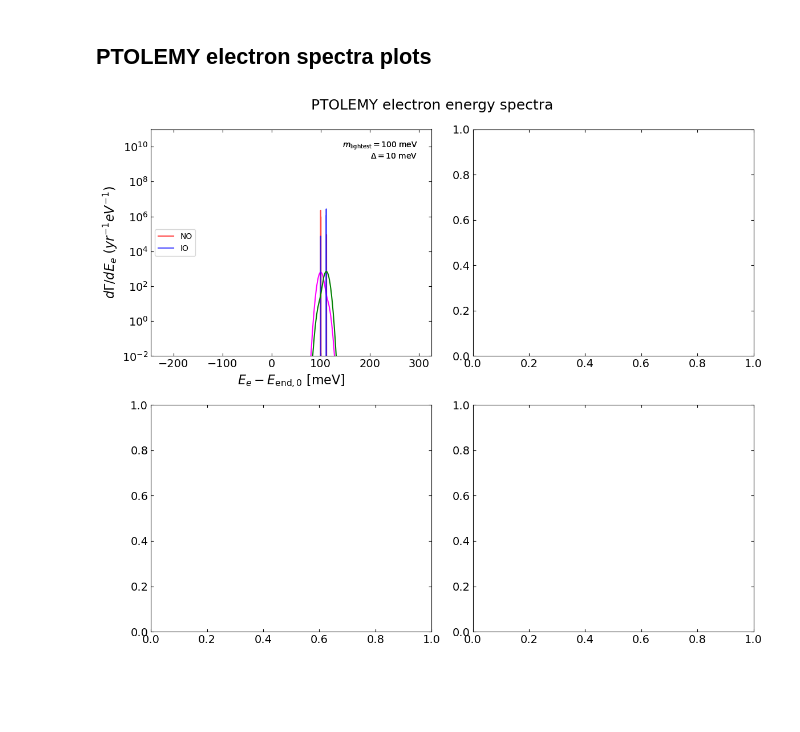
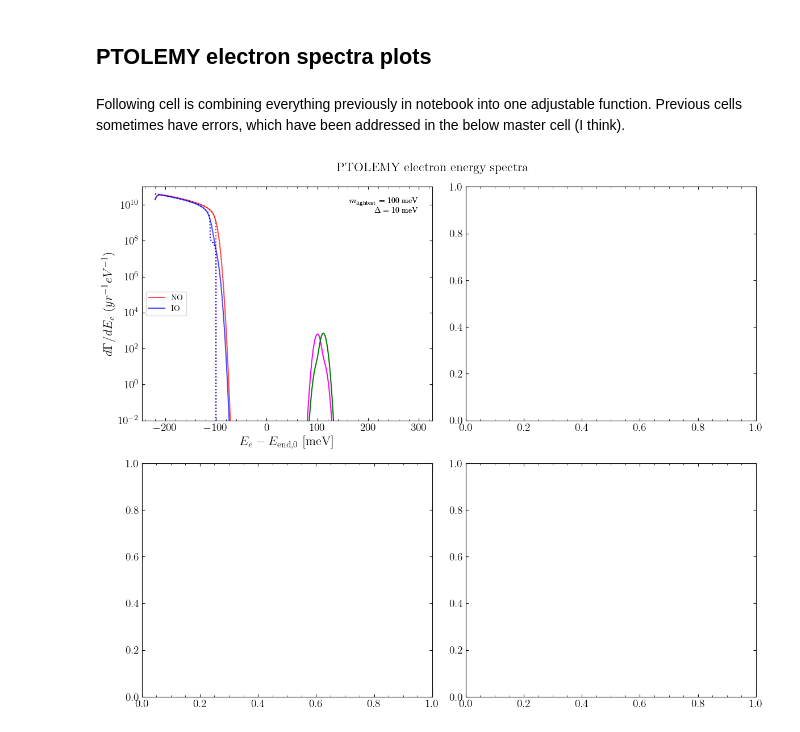
Before and after one commit to Fabian-Zimmer/PTOLEMY_spectra, a Jupyter notebook: project_PTOLEMY_electron_spectra.ipynb, the cells around one changed output. Saved outputs shown, nothing was run; the diff lists cells and outputs as text; code cells hidden in the pictures; blank space fills up the shorter version.

Commit message:
master cell test

```diff
--- a/project_PTOLEMY_electron_spectra.ipynb
+++ b/project_PTOLEMY_electron_spectra.ipynb
@@ -505,6 +545,8 @@ def plot_convolved_spectrum(x_axis, y_axis):
 plot_convolved_spectrum(X_range, convolved_array)
 # %% [markdown]
 ## PTOLEMY electron spectra plots
+# %% [markdown]
+Following cell is combining everything previously in notebook into one adjustable function. Previous cells sometimes have errors, which have been addressed in the below master cell (I think).
 # %%
 import warnings
 from sklearn.exceptions import ConvergenceWarning
@@ -567,7 +609,7 @@ def PLOT_Ptolemy_electron_spectra(spectra_list):
     for i in range(4):
         ax = plt.subplot(221 + i)
 
-        if i != 0:  # for testing
+        if i != 0:  #! for testing, comment out for full plot
             continue
 
         if i == 0:  # upper left plot
@@ -783,34 +825,34 @@ def PLOT_Ptolemy_electron_spectra(spectra_list):
                     '\n'
                     rf'$\Delta={Delta:.0f}$ meV',
                     fontsize=10, va='top', ha='right',
                     transform=ax.transAxes)
 
             ax.legend(loc='center left', prop={'size': 10})
             ax.set_xlabel(r'$E_e - E_{\mathrm{end},0}$ [meV]', fontsize=16)
             ax.set_ylabel(r'$d\Gamma / dE_e$ $(yr^{-1} eV^{-1})$', fontsize=16)
             # ax.set_xlim(-200,300)
             # ax.set_xlim(0.999*m_lightest/Params.meV, 10.25)  # m_lighest = 10 meV
             # ax.set_xlim(50.9,51.25)  # m_lighest = 10 meV, but m_idx = -1
             # ax.set_xlim(0.9999*m_lightest/Params.meV, 100.1)  # m_lighest=100 meV
             ax.set_ylim(1e-2, 1e11)
 
     plt.suptitle('PTOLEMY electron energy spectra')
     plt.tight_layout()
     # plt.savefig('PTOLEMY_electron_spectra_original.pdf', bbox_inches='tight')
     plt.show(); plt.close()
 
 
 PLOT_Ptolemy_electron_spectra(
     spectra_list=(
-        # "tritium_bkg_true",
-        # "tritium_bkg_smeared",
-        "fermi_dirac_true",
+        "tritium_bkg_true",
+        "tritium_bkg_smeared",
+        # "fermi_dirac_true",
         # "fermi_dirac_smeared",
         # "total_true",
         # "total_smeared",
         # "gaussian_kernel",
         "CNB_sim_smeared",
         )
     )
 # %% [output]
-[figure, old version]
+[figure, new version]
```
Also changed, not shown: parts of 10 cells of this notebook.
